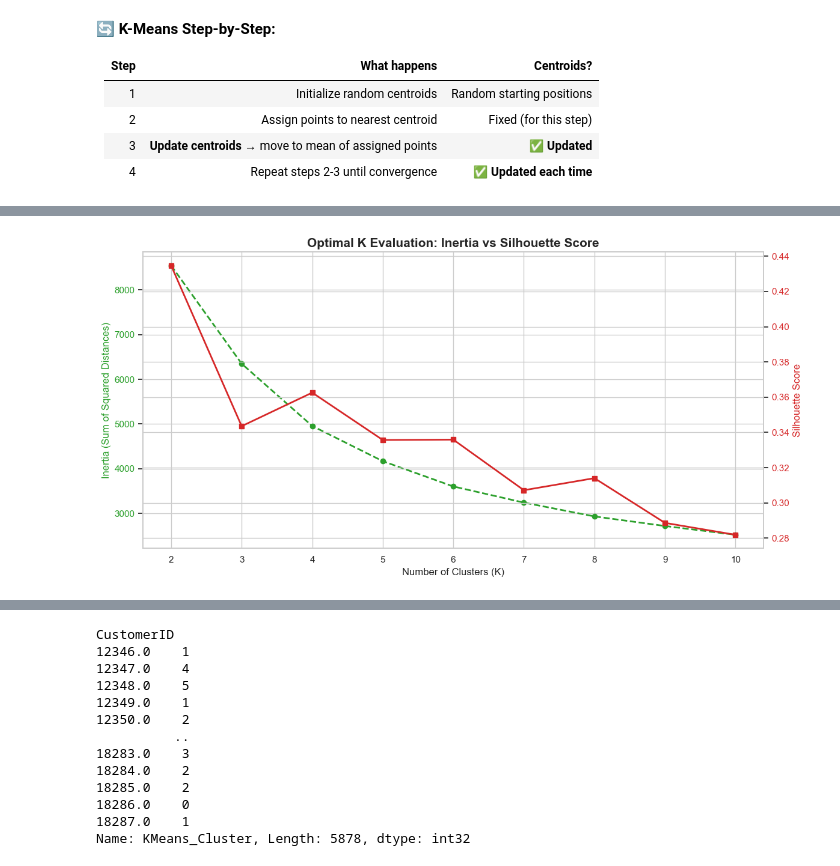
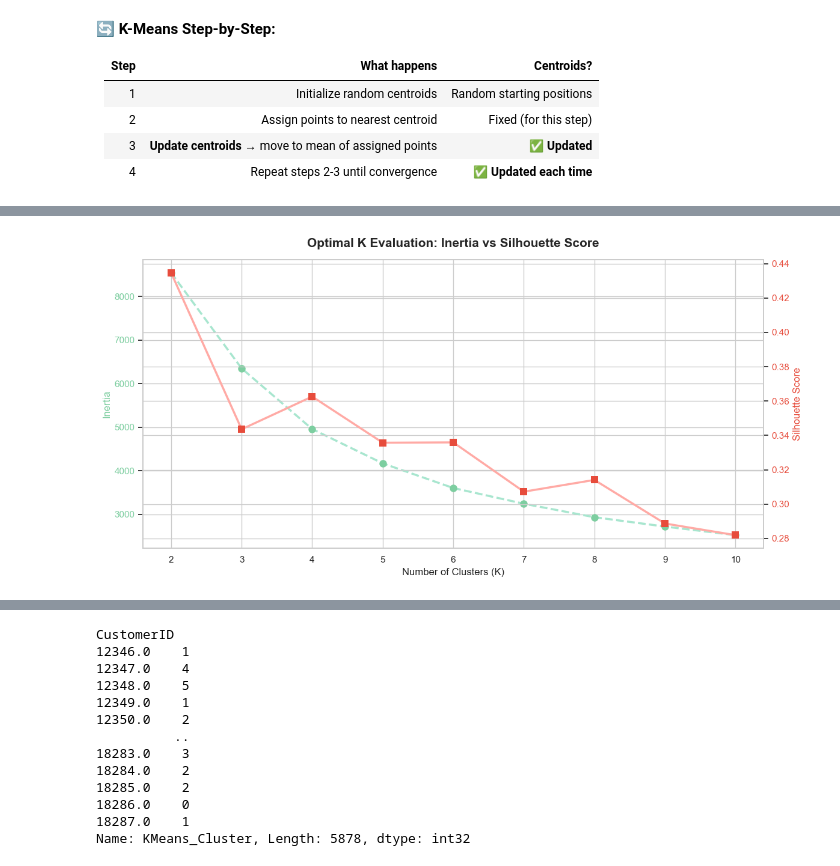
Before and after one commit to Safae26/RetailPulse, a Jupyter notebook: notebooks/03_Customer_Segmentation.ipynb, the cells around one changed output, grey strips where cells are left out. Cells and saved outputs as stored; diff of their text form; code cells hidden in the pictures.

```diff
--- a/notebooks/03_Customer_Segmentation.ipynb
+++ b/notebooks/03_Customer_Segmentation.ipynb
@@ -115,23 +152,25 @@ for k in k_range:
 # %%
 fig, ax1 = plt.subplots(figsize=(12, 6))
 
 # Plot Inertia (Elbow Method)
-color = 'tab:green'
-ax1.set_xlabel('Number of Clusters (K)')
-ax1.set_ylabel('Inertia (Sum of Squared Distances)', color=color)
-ax1.plot(k_range, inertia, marker='o', linestyle='--', color=color, linewidth=2)
-ax1.tick_params(axis='y', labelcolor=color)
+color1 = '#a8e6cf'
+ax1.set_xlabel('Number of Clusters (K)', fontsize=12)
+ax1.set_ylabel('Inertia', color='#7dcea0', fontsize=12)
+ax1.plot(k_range, inertia, marker='o', linestyle='--', color=color1, linewidth=2.5,
+         markersize=9, markerfacecolor='#7dcea0', markeredgewidth=0)
+ax1.tick_params(axis='y', labelcolor='#7dcea0')
 ax1.set_xticks(k_range)
 
 # For Silhouette Score
-ax2 = ax1.twinx()
-color = 'tab:red'
-ax2.set_ylabel('Silhouette Score', color=color)
-ax2.plot(k_range, silhouette_scores, marker='s', linestyle='-', color=color, linewidth=2)
-ax2.tick_params(axis='y', labelcolor=color)
+ax2 = ax1.twinx() # a second y-axis that shares the same x-axis
+color2 = '#ffaaa5'
+ax2.set_ylabel('Silhouette Score', color='#e74c3c', fontsize=12)
+ax2.plot(k_range, silhouette_scores, marker='s', linestyle='-', color=color2, linewidth=2.5,
+         markersize=9, markerfacecolor='#e74c3c', markeredgewidth=0)
+ax2.tick_params(axis='y', labelcolor='#e74c3c')
 
-plt.title('Optimal K Evaluation: Inertia vs Silhouette Score', fontsize=15, fontweight='bold')
+plt.title('Optimal K Evaluation: Inertia vs Silhouette Score', fontsize=15, fontweight='bold', pad=15)
 fig.tight_layout()
 plt.show()
 # %% [output]
-[figure, old version]
+[figure, new version]
```
Also changed, not shown: parts of 35 cells of this notebook, 6 other files.
